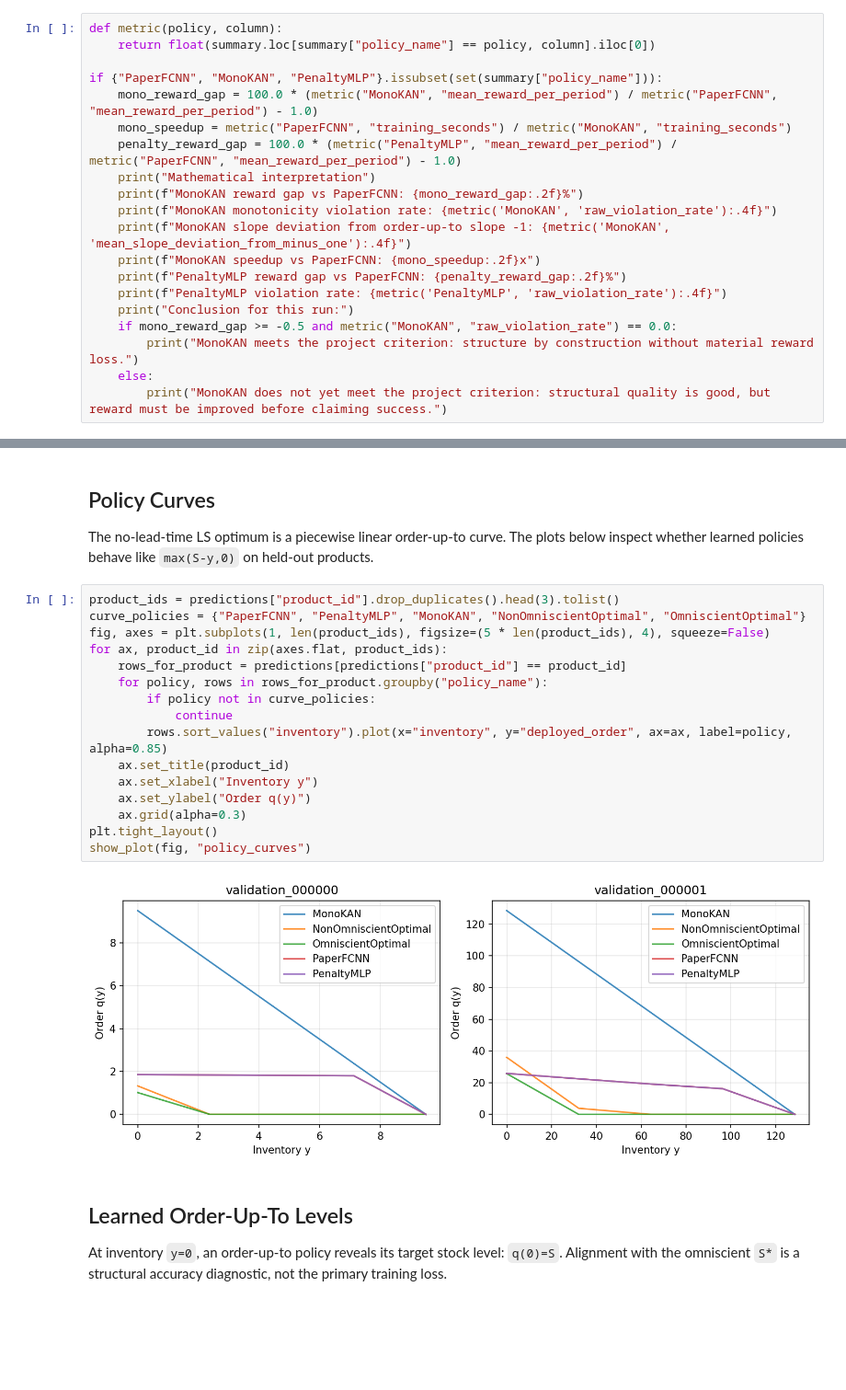
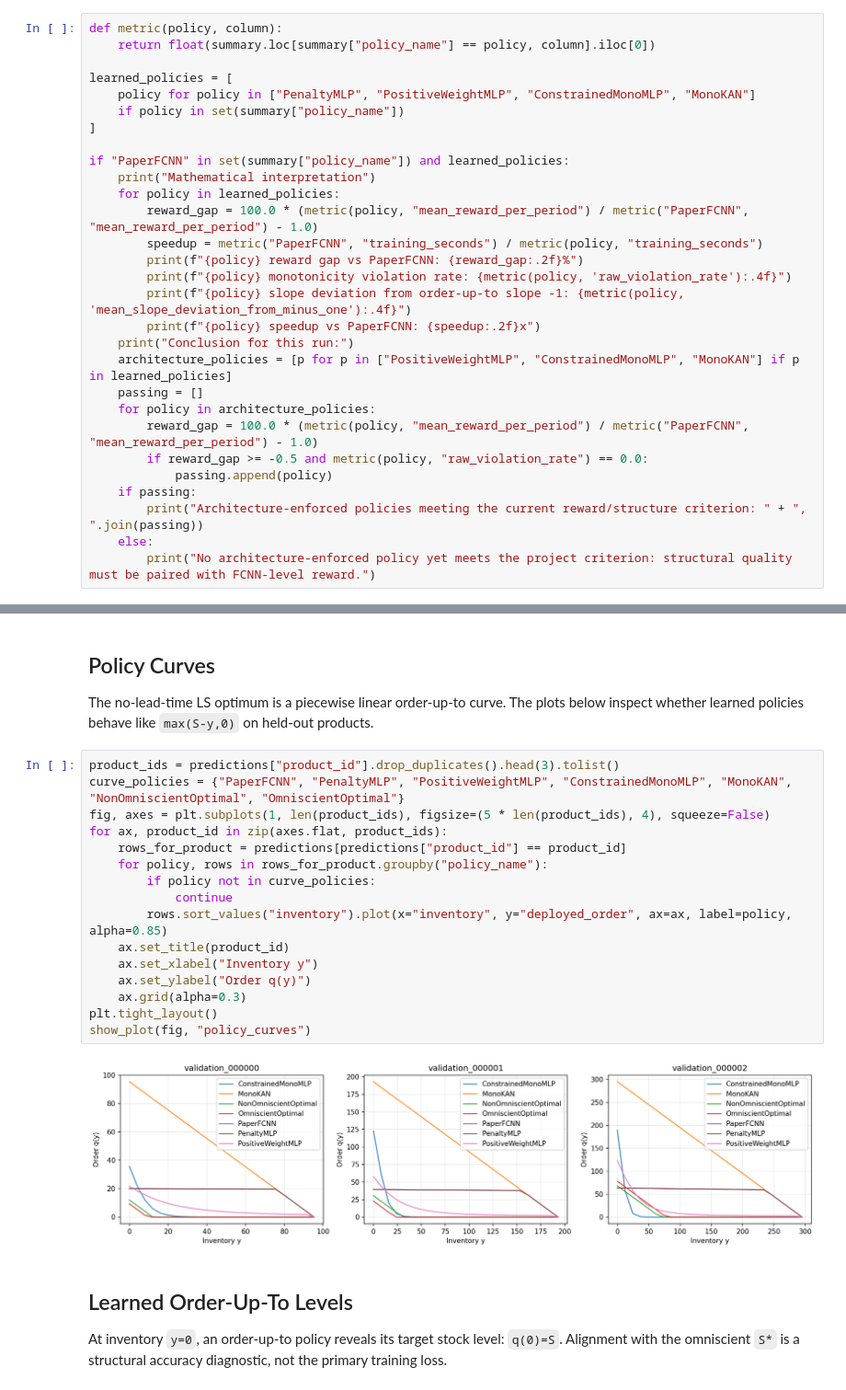
Before and after one commit to KMing02/IDP_Inventory_Control, a Jupyter notebook: notebooks/idp_monotonic_inventory_control.ipynb, the cells around one changed output, grey strips where cells are left out. Shown at 92% size. Saved outputs shown, nothing was run; the diff lists cells and outputs as text; blank space fills up the shorter version.

```diff
--- a/notebooks/idp_monotonic_inventory_control.ipynb
+++ b/notebooks/idp_monotonic_inventory_control.ipynb
@@ -106,21 +127,30 @@ comparison[[
 def metric(policy, column):
     return float(summary.loc[summary["policy_name"] == policy, column].iloc[0])
 
-if {"PaperFCNN", "MonoKAN", "PenaltyMLP"}.issubset(set(summary["policy_name"])):
-    mono_reward_gap = 100.0 * (metric("MonoKAN", "mean_reward_per_period") / metric("PaperFCNN", "mean_reward_per_period") - 1.0)
-    mono_speedup = metric("PaperFCNN", "training_seconds") / metric("MonoKAN", "training_seconds")
-    penalty_reward_gap = 100.0 * (metric("PenaltyMLP", "mean_reward_per_period") / metric("PaperFCNN", "mean_reward_per_period") - 1.0)
+learned_policies = [
+    policy for policy in ["PenaltyMLP", "PositiveWeightMLP", "ConstrainedMonoMLP", "MonoKAN"]
+    if policy in set(summary["policy_name"])
+]
+
+if "PaperFCNN" in set(summary["policy_name"]) and learned_policies:
     print("Mathematical interpretation")
-    print(f"MonoKAN reward gap vs PaperFCNN: {mono_reward_gap:.2f}%")
-    print(f"MonoKAN monotonicity violation rate: {metric('MonoKAN', 'raw_violation_rate'):.4f}")
-    print(f"MonoKAN slope deviation from order-up-to slope -1: {metric('MonoKAN', 'mean_slope_deviation_from_minus_one'):.4f}")
-    print(f"MonoKAN speedup vs PaperFCNN: {mono_speedup:.2f}x")
-    print(f"PenaltyMLP reward gap vs PaperFCNN: {penalty_reward_gap:.2f}%")
-    print(f"PenaltyMLP violation rate: {metric('PenaltyMLP', 'raw_violation_rate'):.4f}")
+    for policy in learned_policies:
+        reward_gap = 100.0 * (metric(policy, "mean_reward_per_period") / metric("PaperFCNN", "mean_reward_per_period") - 1.0)
+        speedup = metric("PaperFCNN", "training_seconds") / metric(policy, "training_seconds")
+        print(f"{policy} reward gap vs PaperFCNN: {reward_gap:.2f}%")
+        print(f"{policy} monotonicity violation rate: {metric(policy, 'raw_violation_rate'):.4f}")
+        print(f"{policy} slope deviation from order-up-to slope -1: {metric(policy, 'mean_slope_deviation_from_minus_one'):.4f}")
+        print(f"{policy} speedup vs PaperFCNN: {speedup:.2f}x")
     print("Conclusion for this run:")
-    if mono_reward_gap >= -0.5 and metric("MonoKAN", "raw_violation_rate") == 0.0:
-        print("MonoKAN meets the project criterion: structure by construction without material reward loss.")
+    architecture_policies = [p for p in ["PositiveWeightMLP", "ConstrainedMonoMLP", "MonoKAN"] if p in learned_policies]
+    passing = []
+    for policy in architecture_policies:
+        reward_gap = 100.0 * (metric(policy, "mean_reward_per_period") / metric("PaperFCNN", "mean_reward_per_period") - 1.0)
+        if reward_gap >= -0.5 and metric(policy, "raw_violation_rate") == 0.0:
+            passing.append(policy)
+    if passing:
+        print("Architecture-enforced policies meeting the current reward/structure criterion: " + ", ".join(passing))
     else:
-        print("MonoKAN does not yet meet the project criterion: structural quality is good, but reward must be improved before claiming success.")
+        print("No architecture-enforced policy yet meets the project criterion: structural quality must be paired with FCNN-level reward.")
 # %% [output]
 Mathematical interpretation
@@ -196,22 +236,22 @@ show_plot(fig, "reward_structure_tradeoff")
 The no-lead-time LS optimum is a piecewise linear order-up-to curve. The plots below inspect whether learned policies behave like `max(S-y,0)` on held-out products.
 # %%
 product_ids = predictions["product_id"].drop_duplicates().head(3).tolist()
-curve_policies = {"PaperFCNN", "PenaltyMLP", "MonoKAN", "NonOmniscientOptimal", "OmniscientOptimal"}
+curve_policies = {"PaperFCNN", "PenaltyMLP", "PositiveWeightMLP", "ConstrainedMonoMLP", "MonoKAN", "NonOmniscientOptimal", "OmniscientOptimal"}
 fig, axes = plt.subplots(1, len(product_ids), figsize=(5 * len(product_ids), 4), squeeze=False)
 for ax, product_id in zip(axes.flat, product_ids):
     rows_for_product = predictions[predictions["product_id"] == product_id]
     for policy, rows in rows_for_product.groupby("policy_name"):
         if policy not in curve_policies:
             continue
         rows.sort_values("inventory").plot(x="inventory", y="deployed_order", ax=ax, label=policy, alpha=0.85)
     ax.set_title(product_id)
     ax.set_xlabel("Inventory y")
     ax.set_ylabel("Order q(y)")
     ax.grid(alpha=0.3)
 plt.tight_layout()
 show_plot(fig, "policy_curves")
 # %% [output]
-[figure, old version]
+[figure, new version]
 # %% [markdown]
 ## Learned Order-Up-To Levels
 
```
Also changed, not shown: parts of 10 cells of this notebook, 21 other files.
